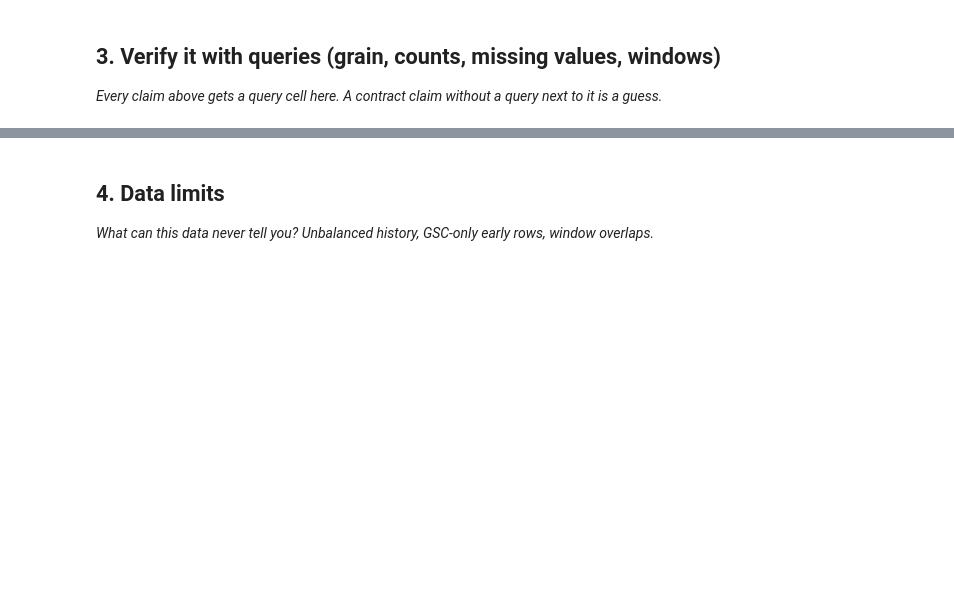
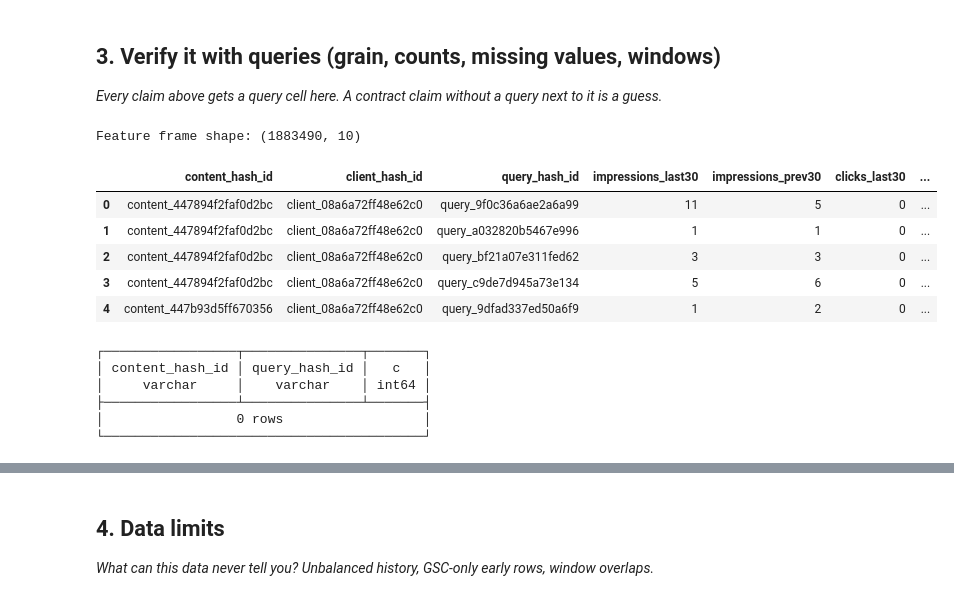
Before and after one commit to aamnamalik16-bit/flyrank-ML-internship, a Jupyter notebook: work/notebooks/w03_data_contract.ipynb, the cells around one changed output, grey strips where cells are left out. Drawn from its saved outputs; the diff is of its cells as text; code cells hidden in the pictures; blank space fills up the shorter version.

```diff
--- a/work/notebooks/w03_data_contract.ipynb
+++ b/work/notebooks/w03_data_contract.ipynb
@@ -6,3 +6,22 @@
 This skeleton is yours to fill. Work the sections **in order** — each one has a one-line hint. Simple words, honest numbers.
 
 > Working with an AI assistant? Tell it to read `skills/README.md` first and load the one skill this assignment names on its card.
+# %%
+import os
+
+if not os.path.exists('flyrank-ML-internship'):
+    !git clone https://github.com/aamnamalik16-bit/flyrank-ML-internship.git
+
+os.chdir('flyrank-ML-internship')
+
+!pip install duckdb -q
+
+import duckdb
+from google.colab import userdata
+
+HF_TOKEN = userdata.get('HF_TOKEN')
+con = duckdb.connect()
+con.execute(f"CREATE SECRET (TYPE huggingface, TOKEN '{HF_TOKEN}')")
+
+rel = "hf://datasets/FlyRank/internship-warehouse"
+print("Setup complete!")
@@ -18,3 +92,48 @@ This skeleton is yours to fill. Work the sections **in order** — each one has
 ## 3. Verify it with queries (grain, counts, missing values, windows)
 
 *Every claim above gets a query cell here. A contract claim without a query next to it is a guess.*
+# %%
+import pandas as pd
+
+# Build the feature frame from the query table
+df = con.sql(f"""
+    SELECT
+        content_hash_id,
+        client_hash_id,
+        query_hash_id,
+        impressions_last30,
+        impressions_prev30,
+        clicks_last30,
+        clicks_prev30,
+        avg_position_last30,
+        (clicks_last30 - clicks_prev30) as click_delta,
+        (clicks_last30 > clicks_prev30) as is_rising
+    FROM read_parquet('{rel}/fact_content_query_90d.parquet')
+    WHERE (impressions_last30 > 0) IS TRUE
+""").df()
+
+print("Feature frame shape:", df.shape)
+df.head()
+# %% [output]
+Feature frame shape: (1883490, 10)
+|  | content_hash_id | client_hash_id | query_hash_id | impressions_last30 | impressions_prev30 | clicks_last30 | ... |
+| 0 | content_447894f2faf0d2bc | client_08a6a72ff48e62c0 | query_9f0c36a6ae2a6a99 | 11 | 5 | 0 | ... |
+| 1 | content_447894f2faf0d2bc | client_08a6a72ff48e62c0 | query_a032820b5467e996 | 1 | 1 | 0 | ... |
+| 2 | content_447894f2faf0d2bc | client_08a6a72ff48e62c0 | query_bf21a07e311fed62 | 3 | 3 | 0 | ... |
+| 3 | content_447894f2faf0d2bc | client_08a6a72ff48e62c0 | query_c9de7d945a73e134 | 5 | 6 | 0 | ... |
+| 4 | content_447b93d5ff670356 | client_08a6a72ff48e62c0 | query_9dfad337ed50a6f9 | 1 | 2 | 0 | ... |
+# %%
+con.sql(f"""
+    SELECT content_hash_id, query_hash_id, COUNT(*) as c
+    FROM read_parquet('{rel}/fact_content_query_90d.parquet')
+    GROUP BY content_hash_id, query_hash_id
+    HAVING c > 1
+    LIMIT 5
+""").show()
+# %% [output]
+┌─────────────────┬───────────────┬───────┐
+│ content_hash_id │ query_hash_id │   c   │
+│     varchar     │    varchar    │ int64 │
+├─────────────────┴───────────────┴───────┤
+│                 0 rows                  │
+└─────────────────────────────────────────┘
```
Also changed, not shown: parts of 10 cells of this notebook.
